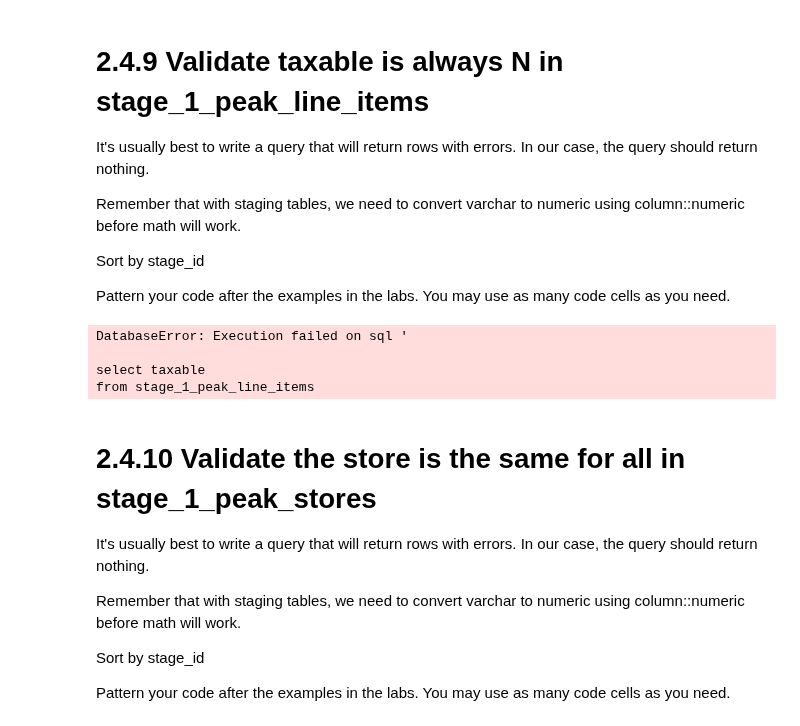
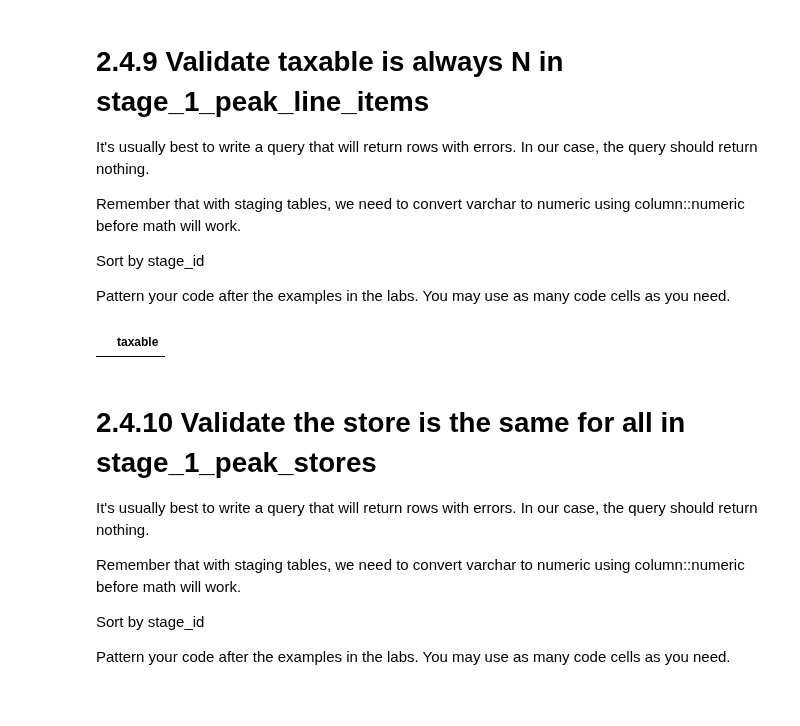
Before and after one commit to jvgalvin/Portfolio, a Jupyter notebook: project_2_4.ipynb, the cells around one changed output. Saved outputs shown, nothing was run; the diff lists cells and outputs as text; code cells hidden in the pictures.

```diff
--- a/project_2_4.ipynb
+++ b/project_2_4.ipynb
@@ -400,24 +400,21 @@ Pattern your code after the examples in the labs.  You may use as many code cell
 # %%
 # Validate that taxable = N in stage_1_peak_line_items
 
 rollback_before_flag = True
 rollback_after_flag = True
 
 query = """
 
 select taxable
 from stage_1_peak_line_items
-where taxable::text = N::text
+where taxable::text <> 'N'
 order by stage_id;
 
 """
 
 my_select_query_pandas(query, rollback_before_flag, rollback_after_flag)
 # %% [output]
-DatabaseError: Execution failed on sql '
-
-select taxable
-from stage_1_peak_line_items
+|  | taxable |
 # %% [markdown]
 # 2.4.10 Validate the store is the same for all in stage_1_peak_stores
 
```
Also changed, not shown: parts of 6 cells of this notebook.
